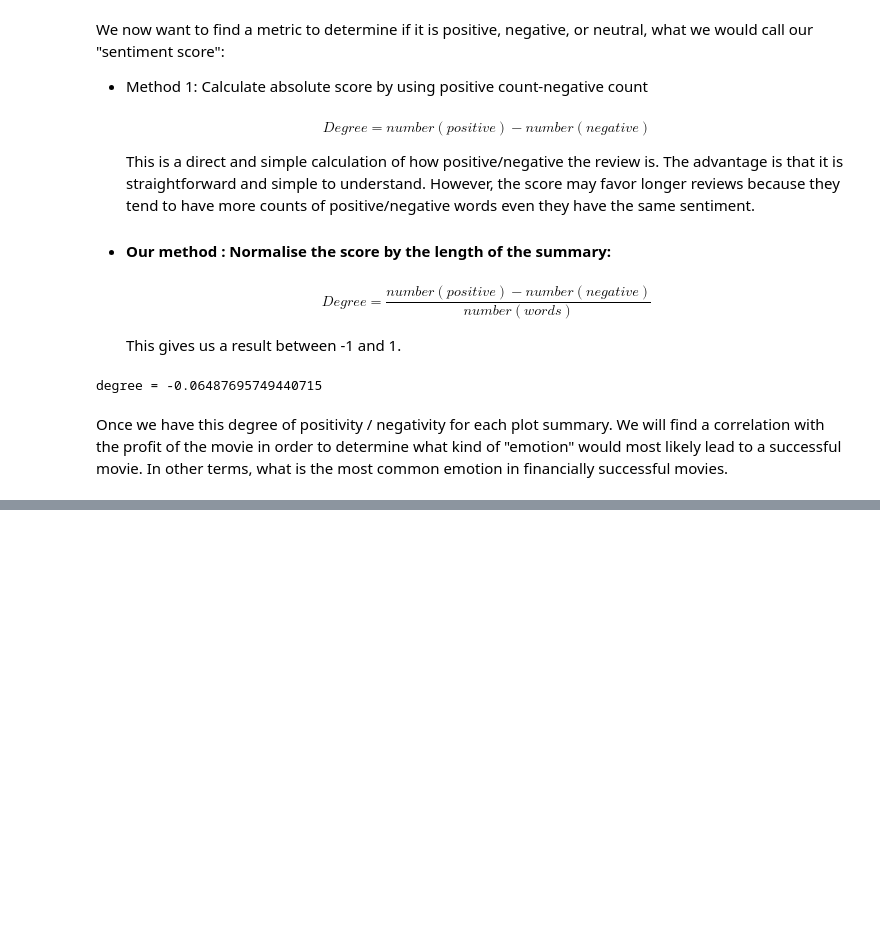
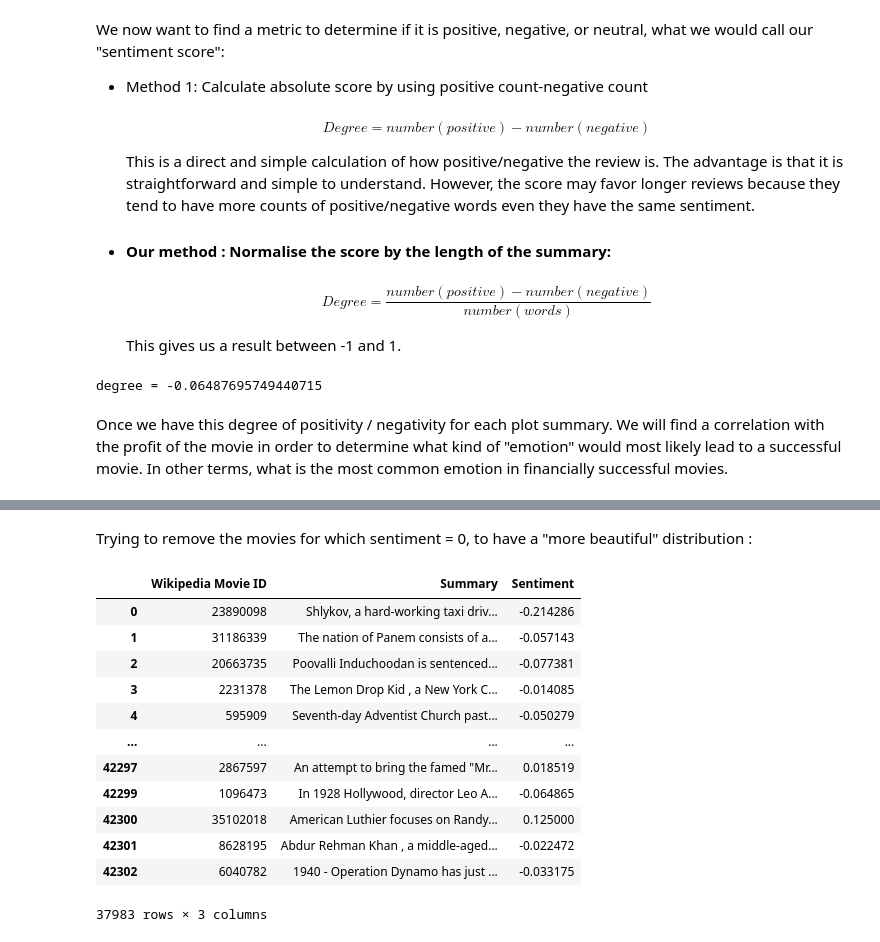
Before and after one commit to epfl-ada/ada-2022-project-mrjulia, a Jupyter notebook: Plot_summary.ipynb, the cells around one changed output, grey strips where cells are left out. Cells and saved outputs as stored; diff of their text form; code cells hidden in the pictures; blank space fills up the shorter version.

```diff
--- a/Plot_summary.ipynb
+++ b/Plot_summary.ipynb
@@ -226,0 +232,19 @@ df_plot
+# %% [markdown]
+Trying to remove the movies for which sentiment = 0, to have a "more beautiful" distribution :
+# %%
+df_nonzero=df_plot[df_plot["Sentiment"]!=0]
+df_nonzero
+# %% [output]
+|  | Wikipedia Movie ID | Summary | Sentiment |
+| 0 | 23890098 | Shlykov, a hard-working taxi driv... | -0.214286 |
+| 1 | 31186339 | The nation of Panem consists of a... | -0.057143 |
+| 2 | 20663735 | Poovalli Induchoodan is sentenced... | -0.077381 |
+| 3 | 2231378 | The Lemon Drop Kid , a New York C... | -0.014085 |
+| 4 | 595909 | Seventh-day Adventist Church past... | -0.050279 |
+| ... | ... | ... | ... |
+| 42297 | 2867597 | An attempt to bring the famed "Mr... | 0.018519 |
+| 42299 | 1096473 | In 1928 Hollywood, director Leo A... | -0.064865 |
+| 42300 | 35102018 | American Luthier focuses on Randy... | 0.125000 |
+| 42301 | 8628195 | Abdur Rehman Khan , a middle-aged... | -0.022472 |
+| 42302 | 6040782 | 1940 - Operation Dynamo has just ... | -0.033175 |
+37983 rows × 3 columns
```
Also changed, not shown: parts of 18 cells of this notebook.
